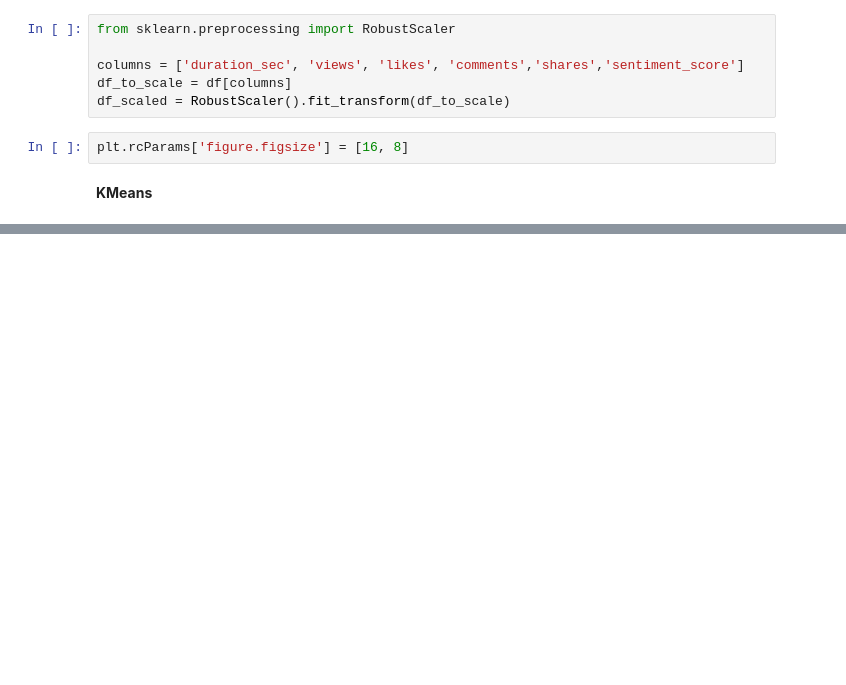
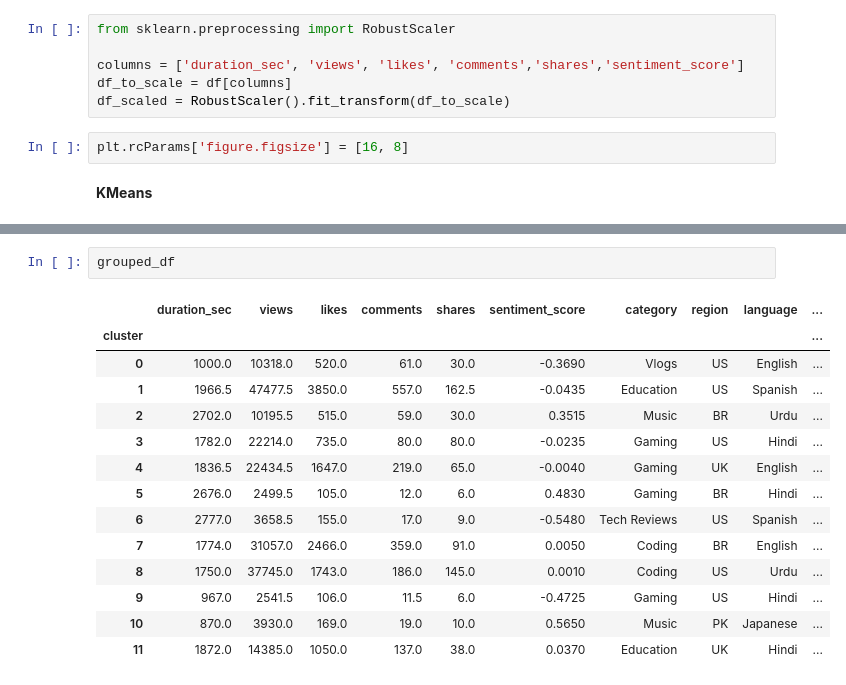
Before and after one commit to Sel-Kata/YouTubeMLProj, a Jupyter notebook: Без названия.ipynb, the cells around one changed output, grey strips where cells are left out. Drawn from its saved outputs; the diff is of its cells as text; blank space fills up the shorter version.

```diff
--- a/Без названия.ipynb
+++ b/Без названия.ipynb
@@ -251,0 +292,17 @@ plt.show()
+# %%
+grouped_df
+# %% [output]
+|  | duration_sec | views | likes | comments | shares | sentiment_score | category | region | language | ... |
+| cluster |  |  |  |  |  |  |  |  |  | ... |
+| 0 | 1000.0 | 10318.0 | 520.0 | 61.0 | 30.0 | -0.3690 | Vlogs | US | English | ... |
+| 1 | 1966.5 | 47477.5 | 3850.0 | 557.0 | 162.5 | -0.0435 | Education | US | Spanish | ... |
+| 2 | 2702.0 | 10195.5 | 515.0 | 59.0 | 30.0 | 0.3515 | Music | BR | Urdu | ... |
+| 3 | 1782.0 | 22214.0 | 735.0 | 80.0 | 80.0 | -0.0235 | Gaming | US | Hindi | ... |
+| 4 | 1836.5 | 22434.5 | 1647.0 | 219.0 | 65.0 | -0.0040 | Gaming | UK | English | ... |
+| 5 | 2676.0 | 2499.5 | 105.0 | 12.0 | 6.0 | 0.4830 | Gaming | BR | Hindi | ... |
+| 6 | 2777.0 | 3658.5 | 155.0 | 17.0 | 9.0 | -0.5480 | Tech Reviews | US | Spanish | ... |
+| 7 | 1774.0 | 31057.0 | 2466.0 | 359.0 | 91.0 | 0.0050 | Coding | BR | English | ... |
+| 8 | 1750.0 | 37745.0 | 1743.0 | 186.0 | 145.0 | 0.0010 | Coding | US | Urdu | ... |
+| 9 | 967.0 | 2541.5 | 106.0 | 11.5 | 6.0 | -0.4725 | Gaming | US | Hindi | ... |
+| 10 | 870.0 | 3930.0 | 169.0 | 19.0 | 10.0 | 0.5650 | Music | PK | Japanese | ... |
+| 11 | 1872.0 | 14385.0 | 1050.0 | 137.0 | 38.0 | 0.0370 | Education | UK | Hindi | ... |
```
Also changed, not shown: parts of 13 cells of this notebook, 1 other file.
